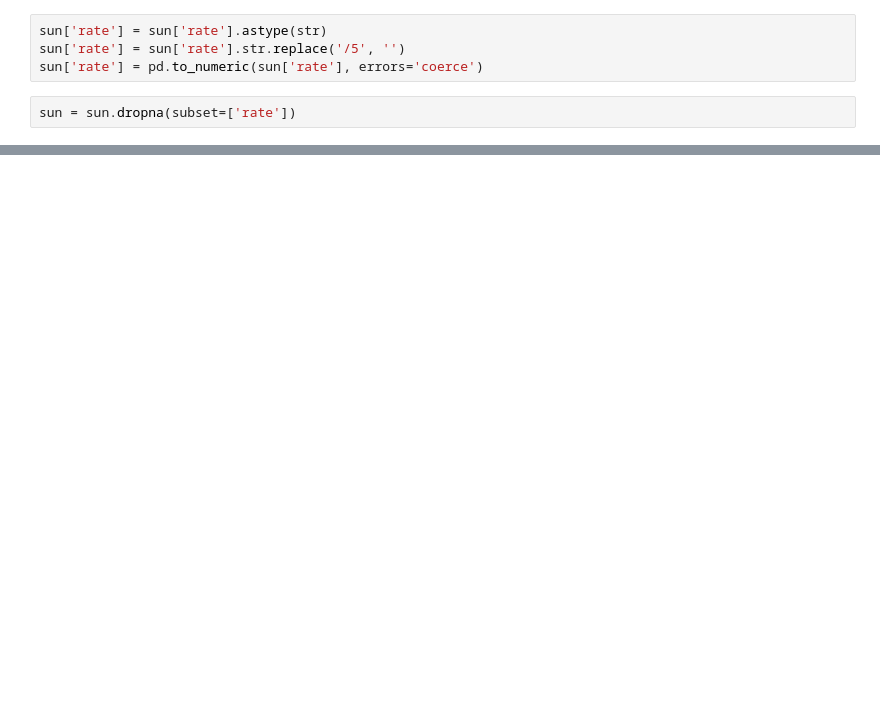
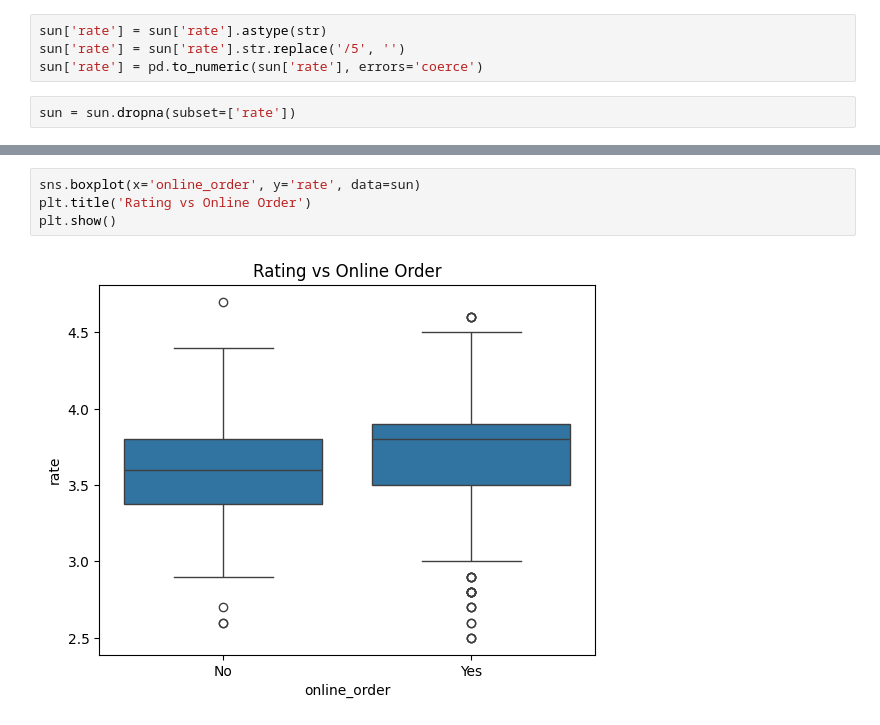
Before and after one commit to somasundar0708/Pizza-insights-project, a Jupyter notebook: Zomato_Bangalore_analysis_project.ipynb, the cells around one changed output, grey strips where cells are left out. Drawn from its saved outputs; the diff is of its cells as text; blank space fills up the shorter version.

```diff
--- a/Zomato_Bangalore_analysis_project.ipynb
+++ b/Zomato_Bangalore_analysis_project.ipynb
@@ -387,0 +390,6 @@ TypeError: 'value' must be an instance of str or bytes, not a float
+# %%
+sns.boxplot(x='online_order', y='rate', data=sun)
+plt.title('Rating vs Online Order')
+plt.show()
+# %% [output]
+[figure, added]
```
Also changed, not shown: parts of 28 cells of this notebook.
